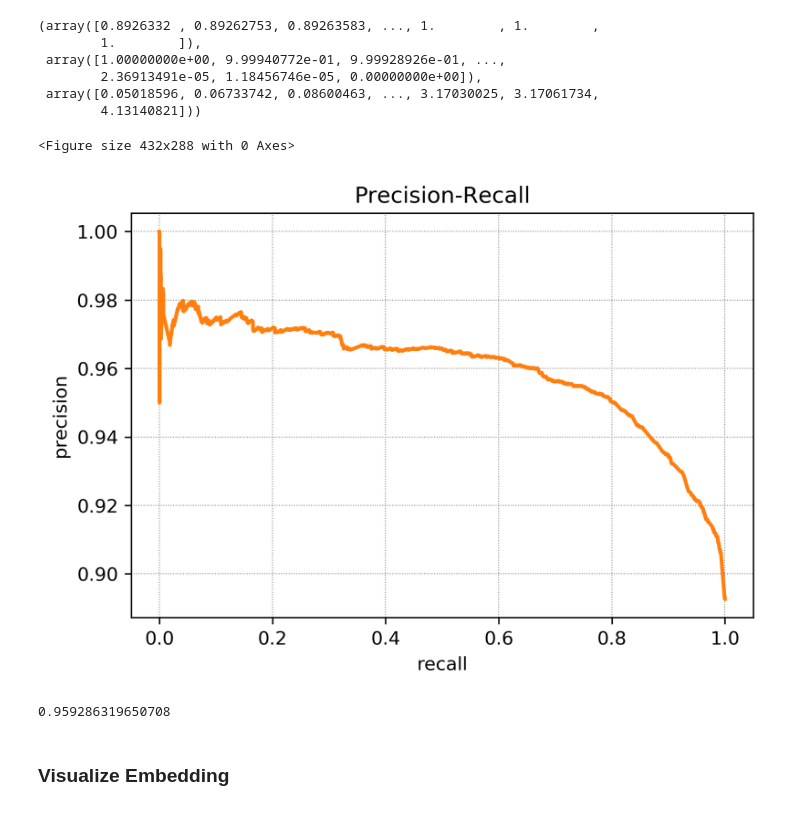
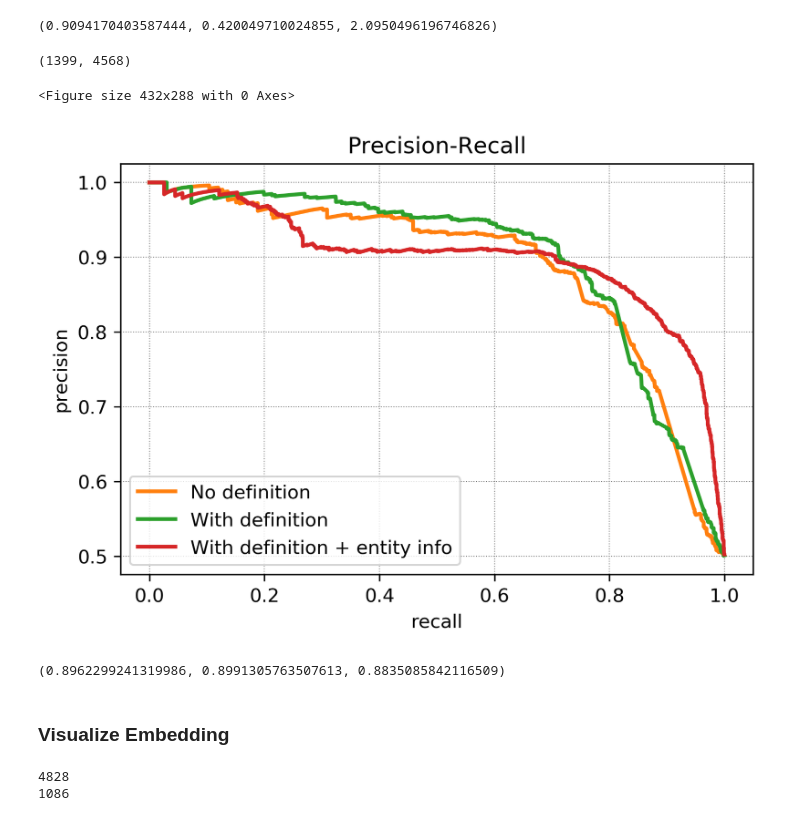
Before and after one commit to rifkiaputri/Relation-Aligner, a Jupyter notebook: plot_results.ipynb, the cells around one changed output. Saved outputs shown, nothing was run; the diff lists cells and outputs as text; code cells hidden in the pictures.

Commit message:
Add entity information

```diff
--- a/plot_results.ipynb
+++ b/plot_results.ipynb
@@ -4,4 +4,6 @@ import numpy as np
 import matplotlib.pyplot as plt
 from sklearn.metrics import precision_recall_curve, average_precision_score
 # %%
-predict = pd.read_csv('predict/loss_1/predict_result.tsv', sep='\t', header=None, names=['kb_desc', 'oie_rel', 'dist', 'label'])
+predict = pd.read_csv('predict/oie_def/predict_result.tsv', sep='\t', header=None, names=['kb_desc', 'oie_rel', 'dist', 'label'])
+predict_ent = pd.read_csv('predict/oie_def_ent/predict_result.tsv', sep='\t', header=None, names=['kb_desc', 'oie_rel', 'dist', 'label'])
+predict_base = pd.read_csv('predict/oie_no_def/predict_result.tsv', sep='\t', header=None, names=['kb_desc', 'oie_rel', 'dist', 'label'])
@@ -33,32 +10,56 @@ precision, recall, thresholds = precision_recall_curve(label, label_scores)
-# %%
-precision, recall, thresholds
-# %% [output]
-(array([0.8926332 , 0.89262753, 0.89263583, ..., 1.        , 1.        ,
-        1.        ]),
- array([1.00000000e+00, 9.99940772e-01, 9.99928926e-01, ...,
-        2.36913491e-05, 1.18456746e-05, 0.00000000e+00]),
- array([0.05018596, 0.06733742, 0.08600463, ..., 3.17030025, 3.17061734,
-        4.13140821]))
+# %%
+# Calculate model performance
+label = np.array(predict['label'], dtype=int)
+label_scores = np.array(predict['dist'])
+precision, recall, thresholds = precision_recall_curve(label, label_scores)
+
+label_ent = np.array(predict_ent['label'], dtype=int)
+label_scores_ent = np.array(predict_ent['dist'])
+precision_ent, recall_ent, thresholds_ent = precision_recall_curve(label_ent, label_scores_ent)
+
+# Calculate baseline performance
+label_base = np.array(predict_base['label'], dtype=int)
+label_scores_base = np.array(predict_base['dist'])
+precision_base, recall_base, thresholds_base = precision_recall_curve(label_base, label_scores_base)
+# %%
+precision_ent[3500], recall_ent[3500], thresholds_ent[3500]
+# %% [output]
+(0.9094170403587444, 0.420049710024855, 2.0950496196746826)
+# %%
+len(precision), len(precision_ent)
+# %% [output]
+(1399, 4568)
 # %%
 # Plot Precision-Recall curve
 plt.clf()
 plt.figure(dpi=300)
-plt.plot(recall, precision, lw=2, color='C1', ls='-', label='Original Data')
+plt.plot(recall_base, precision_base, lw=2, color='C1', ls='-', label='No definition')
+plt.plot(recall, precision, lw=2, color='C2', ls='-', label='With definition')
+plt.plot(recall_ent, precision_ent, lw=2, color='C3', ls='-', label='With definition + entity info')
 
 plt.xlabel('recall')
 plt.ylabel('precision')
 plt.title('Precision-Recall')
 plt.grid(color='grey', lw=0.5, linestyle='dotted')
+plt.legend(loc='lower left')
 plt.show()
 # %% [output]
 <Figure size 432x288 with 0 Axes>
-[figure, old version]
+[figure, new version]
 # %%
-average_precision_score(label, label_scores)
+average_precision_score(label, label_scores), average_precision_score(label_ent, label_scores_ent), average_precision_score(label_base, label_scores_base)
 # %% [output]
-0.959286319650708
+(0.8962299241319986, 0.8991305763507613, 0.8835085842116509)
 # %% [markdown]
 ### Visualize Embedding
 # %%
-rel_vector = pd.read_csv('predict/loss_1/rel_embed_vector.tsv', sep='\t', header=None, names=['el1', 'el2'])
-rel_label = pd.read_csv('predict/loss_1/rel_embed_label.tsv', sep='\t', header=None, names=['label'])
+rel_vector = pd.read_csv('predict/oie_def/rel_embed_vector.tsv', sep='\t', header=None, names=['el1', 'el2'])
+data_header = ['e1_kb', 'rel_kb', 'e2_kb', 'e1_oie', 'rel_oie', 'e2_oie', 'rel_id', 'label',
+                       'e1_oie_root', 'e2_oie_root', 'e1_desc', 'e2_desc']
+test_align = pd.read_csv('dataset/test_align_filtered_balanced.tsv', sep='\t', header=None, names=data_header)
+rel_label = test_align['rel_oie']
+rel_label_unique = pd.read_csv('predict/oie_def/rel_embed_label.tsv', sep='\t', header=None, names=['label'])
+rel_label_unique = rel_label_unique.drop_duplicates()
+# %% [output]
+4828
+1086
```
Also changed, not shown: parts of 17 cells of this notebook, 5 other files.
